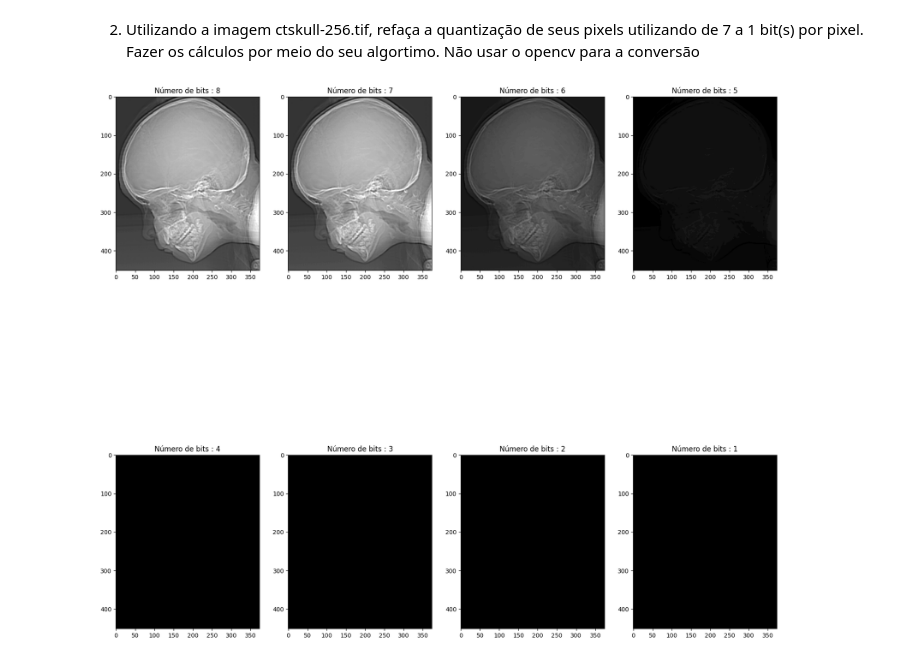
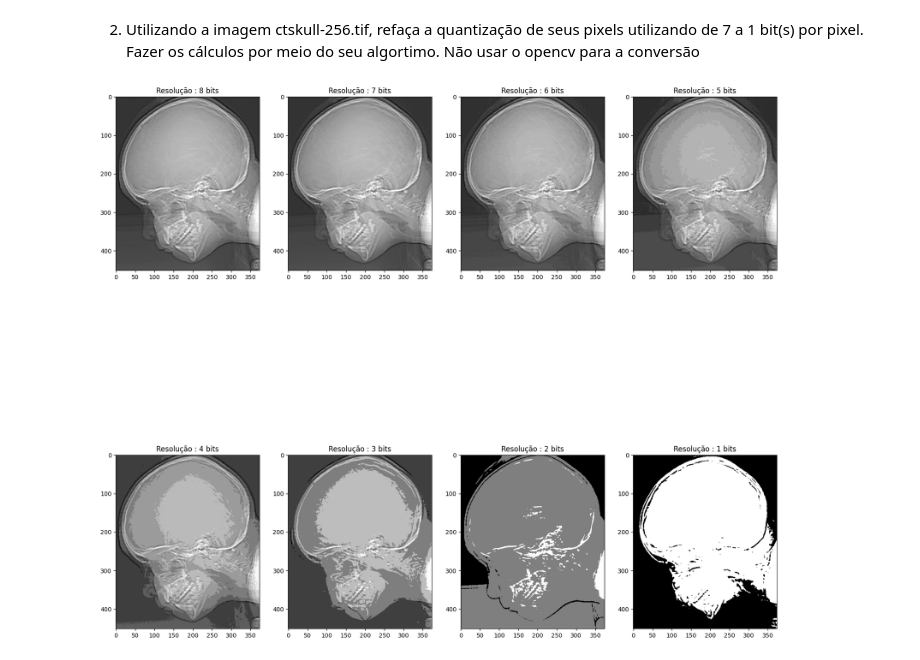
Before and after one commit to pedrohrpc/gsi058_t1_pedro.procopio, a Jupyter notebook: Lab01 - Sampling and Quantization/lab01.ipynb, the cells around one changed output. Saved outputs shown, nothing was run; the diff lists cells and outputs as text; code cells hidden in the pictures.

```diff
--- a/Lab01 - Sampling and Quantization/lab01.ipynb
+++ b/Lab01 - Sampling and Quantization/lab01.ipynb
@@ -87,19 +87,34 @@ Text(0.5, 1.0, 'Tamanho da imagem : (212, 161)')
 # %%
 import cv2
 import matplotlib.pyplot as plt
+from math import ceil
 
 img = cv2.imread("ctskull-256.tif", cv2.IMREAD_GRAYSCALE)
 
-# Editar a quantidade de bits
-bits = 1
-linhas, colunas = img.shape
+def reduzAmplitude(imagem, bits):
+
+    intervalos = int(511/(2**bits))
+    linhas, colunas = imagem.shape
+    novaimagem = np.zeros(imagem.shape)
+
+    for i in range(linhas):
+        for j in range(colunas):
+
+            if imagem[i][j]%(intervalos) >= (intervalos)/2:
+                novaimagem[i][j] = ceil(imagem[i][j]/intervalos)*intervalos
+            else:
+                novaimagem[i][j] = int(imagem[i][j]/intervalos)*intervalos
+
+    return novaimagem
 
 
-for i in range(linhas):
-    for j in range(colunas):
-        img[i][j] = int(img[i][j]/(256/(2**bits)))
 
 
-plt.imshow(img, cmap='gray', vmin=0, vmax=2**bits-1)
+figura = plt.figure(figsize = (20,20))
+for i in range(8,0,-1):
+    figura.add_subplot(2,4,9-i)
+    imagem = reduzAmplitude(img,i)
+    plt.imshow(imagem, cmap='gray', vmin=0, vmax=255)
+    plt.title(f'Resolução : {i} bits')
 # %% [output]
-[figure, old version]
+[figure, new version]
```
